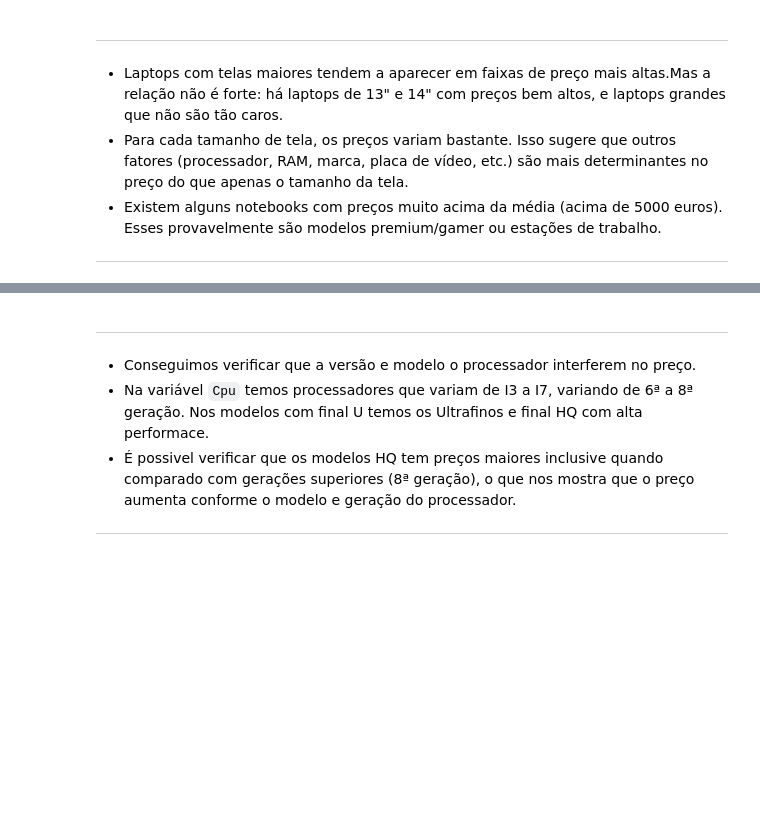
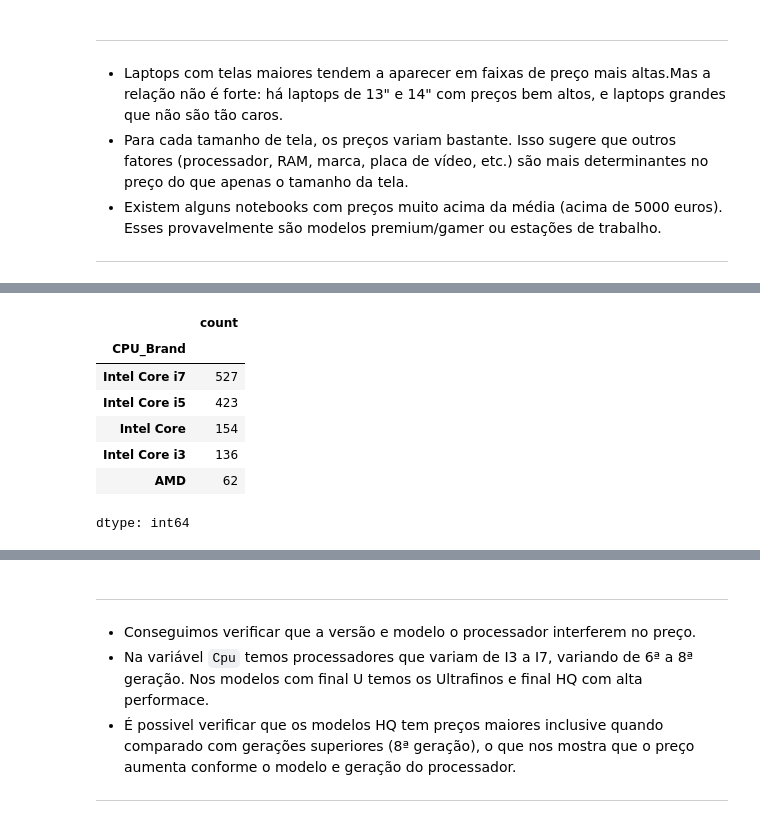
Before and after one commit to JNarimatsu/Bootcamp_Avanti_2025.3, a Jupyter notebook: Entrega_01_analise_exploratoria_de_dados_XI.ipynb, the cells around one changed output, grey strips where cells are left out. Drawn from its saved outputs; the diff is of its cells as text; code cells hidden in the pictures; blank space fills up the shorter version.

```diff
--- a/Entrega_01_analise_exploratoria_de_dados_XI.ipynb
+++ b/Entrega_01_analise_exploratoria_de_dados_XI.ipynb
@@ -576,3 +605,15 @@ if y:
+# %%
+df_prices_latop = df_prices_latop[df_prices_latop['CPU_Brand'] != 'Outros']
+df_prices_latop['CPU_Brand'].value_counts()
+# %% [output]
+|  | count |
+| CPU_Brand |  |
+| Intel Core i7 | 527 |
+| Intel Core i5 | 423 |
+| Intel Core | 154 |
+| Intel Core i3 | 136 |
+| AMD | 62 |
+dtype: int64
 # %%
 # @title Box Plot de Price_euros por Cpu_Base (Ordenado por Tipo e Geração)
 y = "Price_euros" if "Price_euros" in df_prices_latop.columns else None
```
Also changed, not shown: parts of 8 cells of this notebook.
